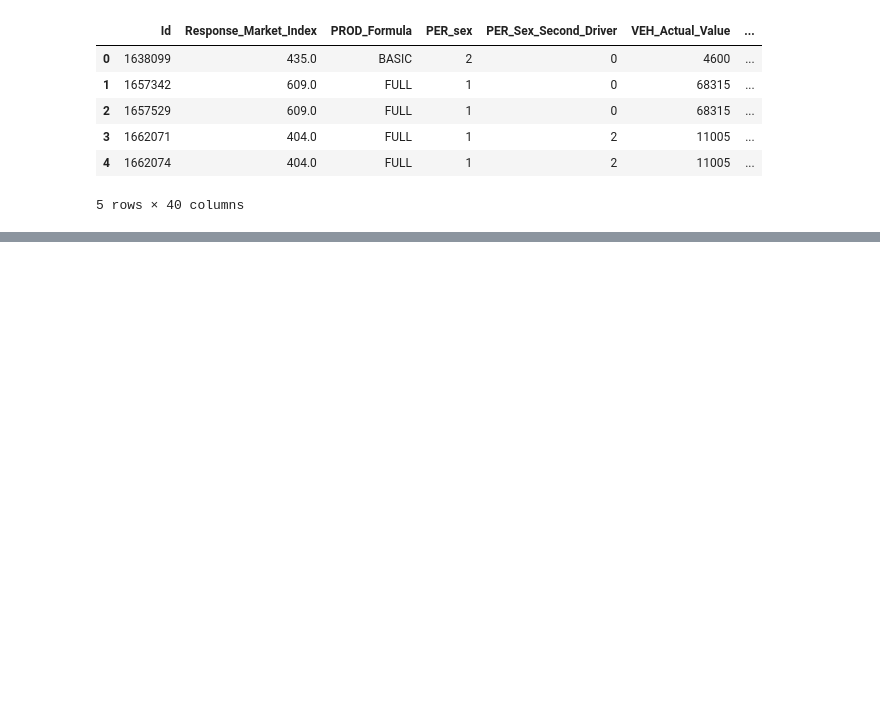
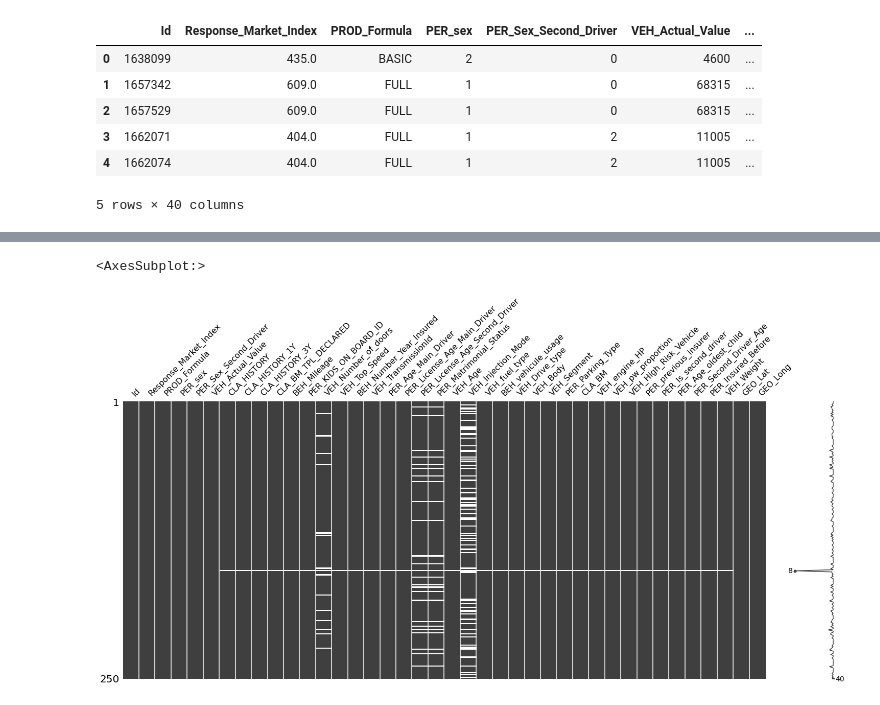
Before and after one commit to lechandouri/datascience_assignments, a Jupyter notebook: assignment_1.ipynb, the cells around one changed output, grey strips where cells are left out. Drawn from its saved outputs; the diff is of its cells as text; code cells hidden in the pictures; blank space fills up the shorter version.

```diff
--- a/assignment_1.ipynb
+++ b/assignment_1.ipynb
@@ -10,2 +16,3 @@ import matplotlib.pyplot as plt
 # %%
-data_train_insurance = pd.read_csv('data_train_insurance.csv',sep=';')
+dataset = pd.read_csv('data_train_insurance.csv',sep=';')
+dataset_types = pd.read_csv('data_type.csv', sep=';')
@@ -25,0 +80,2 @@ data_train_insurance.head()
+# %%
+dataset = dataset.replace('?', np.nan)
@@ -25,0 +127,6 @@ data_train_insurance.head()
+# %%
+%matplotlib inline
+msno.matrix(dataset.sample(250))
+# %% [output]
+<AxesSubplot:>
+[figure, added]
```
Also changed, not shown: parts of 17 cells of this notebook.
